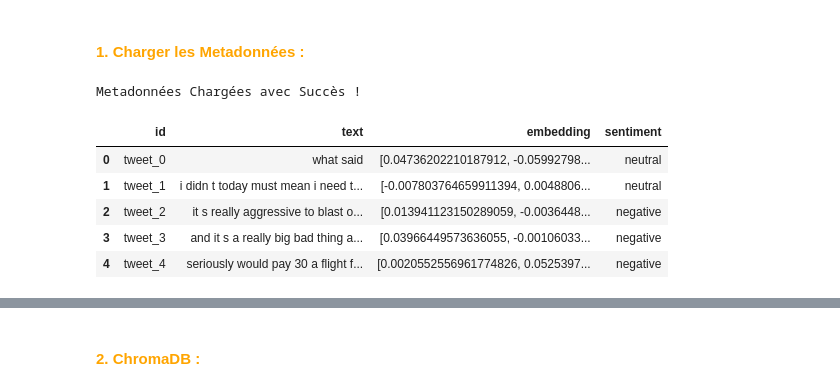
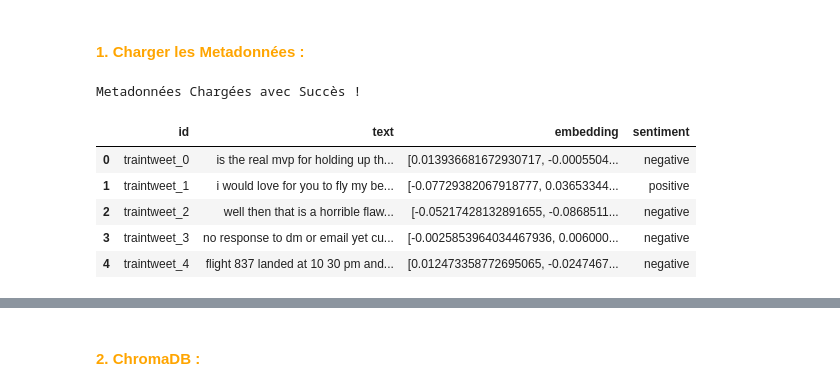
Before and after one commit to ABDELHAFIDAIT/AeroStream, a Jupyter notebook: notebooks/05_chromadb.ipynb, the cells around one changed output, grey strips where cells are left out. Drawn from its saved outputs; the diff is of its cells as text; code cells hidden in the pictures.

```diff
--- a/notebooks/05_chromadb.ipynb
+++ b/notebooks/05_chromadb.ipynb
@@ -26,19 +26,21 @@ système devra permettre de:
 <h3 style="color:green;font-weight:bold;">Stockage dans ChromaDB :</h3>
 # %% [markdown]
 <h4 style="color:orange;font-weight:bold;">1. Charger les Metadonnées :</h4>
-# %%
-import pandas as pd
-
-metadata = pd.read_pickle("../metadata/metadata.pkl")
-
-print("Metadonnées Chargées avec Succès !")
-
-metadata.head()
-# %% [output]
-Metadonnées Chargées avec Succès !
-|  | id | text | embedding | sentiment |
-| 0 | tweet_0 | what said | [0.04736202210187912, -0.05992798... | neutral |
-| 1 | tweet_1 | i didn t today must mean i need t... | [-0.007803764659911394, 0.0048806... | neutral |
-| 2 | tweet_2 | it s really aggressive to blast o... | [0.013941123150289059, -0.0036448... | negative |
-| 3 | tweet_3 | and it s a really big bad thing a... | [0.03966449573636055, -0.00106033... | negative |
-| 4 | tweet_4 | seriously would pay 30 a flight f... | [0.0020552556961774826, 0.0525397... | negative |
+# %%
+import pandas as pd
+
+def import_metadata(pkl_path:str) -> pd.DataFrame :
+    metadata = pd.read_pickle(pkl_path)
+    print("Metadonnées Chargées avec Succès !")
+    return metadata
+
+train_metadata = import_metadata("../metadata/train.pkl")
+train_metadata.head()
+# %% [output]
+Metadonnées Chargées avec Succès !
+|  | id | text | embedding | sentiment |
+| 0 | traintweet_0 | is the real mvp for holding up th... | [0.013936681672930717, -0.0005504... | negative |
+| 1 | traintweet_1 | i would love for you to fly my be... | [-0.07729382067918777, 0.03653344... | positive |
+| 2 | traintweet_2 | well then that is a horrible flaw... | [-0.05217428132891655, -0.0868511... | negative |
+| 3 | traintweet_3 | no response to dm or email yet cu... | [-0.0025853964034467936, 0.006000... | negative |
+| 4 | traintweet_4 | flight 837 landed at 10 30 pm and... | [0.012473358772695065, -0.0247467... | negative |
```
Also changed, not shown: parts of 7 cells of this notebook, 8 other files.
